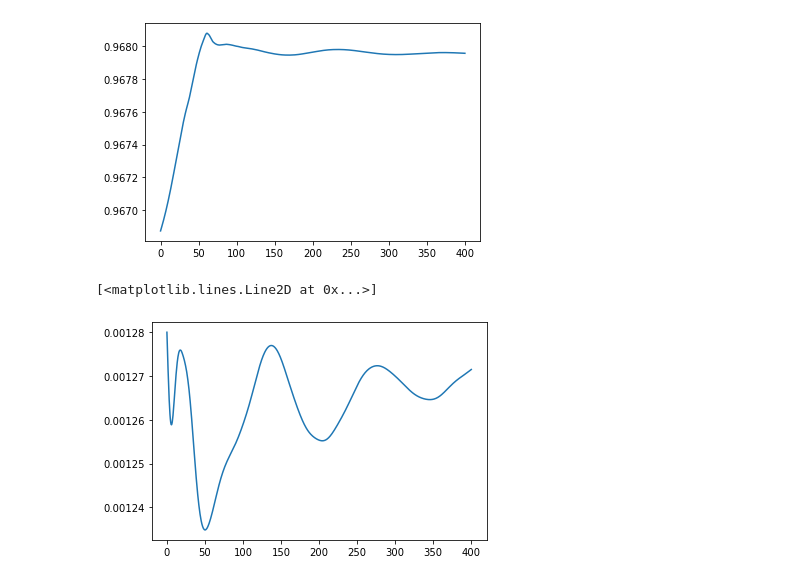
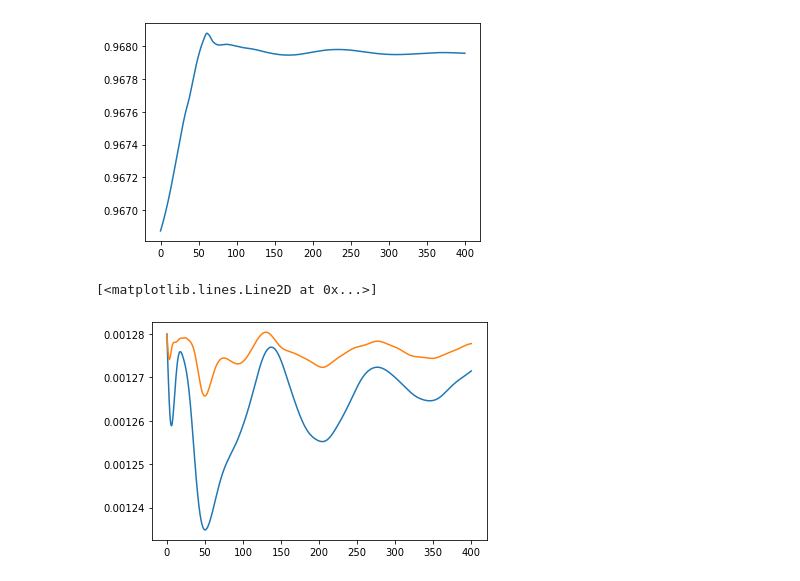
Before and after one commit to tandradew/etk_leftraru, a Jupyter notebook: notebooks/plots_TOV.ipynb, the cells around one changed output. Drawn from its saved outputs; the diff is of its cells as text; code cells hidden in the pictures.

Commit message:
add tov data

```diff
--- a/notebooks/plots_TOV.ipynb
+++ b/notebooks/plots_TOV.ipynb
@@ -31,9 +31,13 @@ def get_1d_data(file):
     return t, rho_max
 # %%
 file1 = '../sim_data/tov_ET/hydrobase-rho.maximum.asc'
+file2 = '../sim_data/tov_ET_dx1/hydrobase-rho.maximum.asc'
+
 t1, rho1 = get_1d_data(file1)
+t2, rho2 = get_1d_data(file2)
 # %%
 plt.plot(t1, rho1)
+plt.plot(t2, rho2)
 # %% [output]
 [<matplotlib.lines.Line2D at 0x...>]
-[figure, old version]
+[figure, new version]
```
Also changed, not shown: 4 other files.
